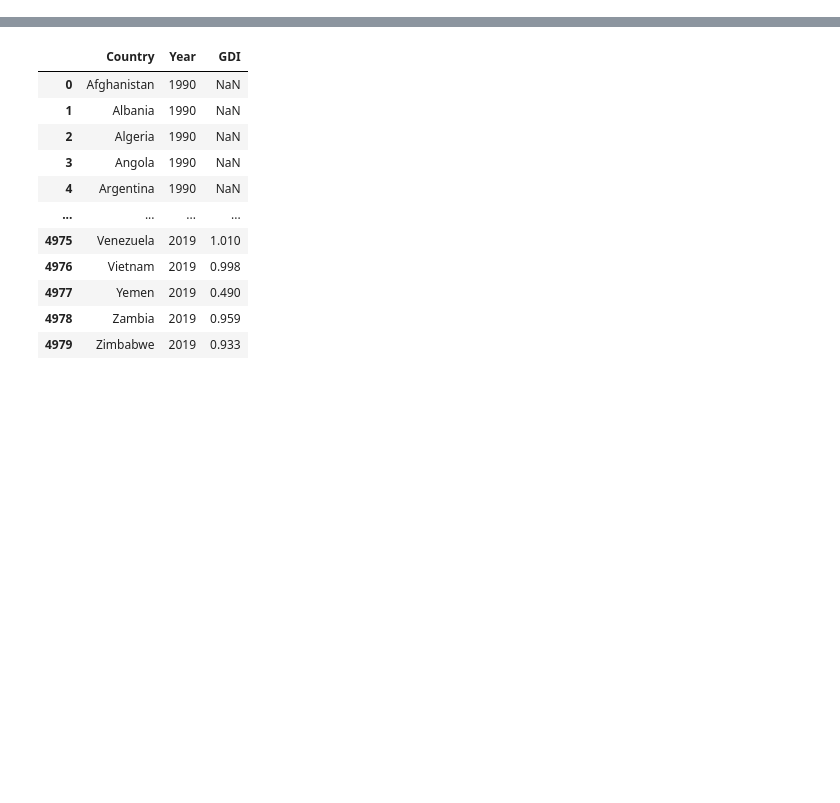
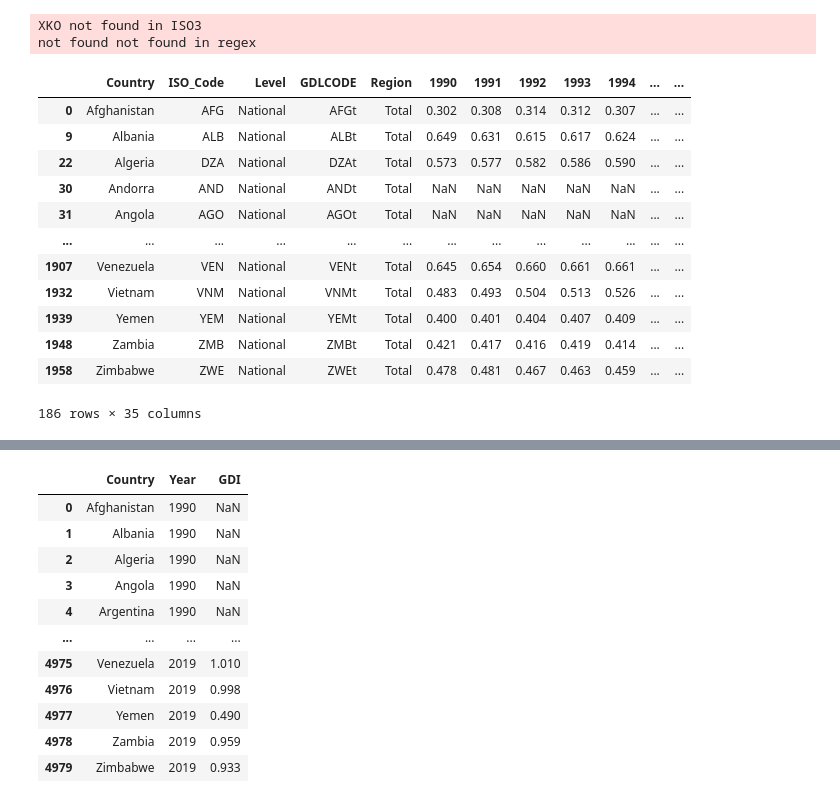
Before and after one commit to HowardKim/571-viz, a Jupyter notebook: data-eng.ipynb, the cells around one changed output, grey strips where cells are left out. Cells and saved outputs as stored; diff of their text form; code cells hidden in the pictures; blank space fills up the shorter version.

```diff
--- a/data-eng.ipynb
+++ b/data-eng.ipynb
@@ -20,3 +28,23 @@ hdi_data.head()
+# %%
+hdi_data['Country'] = coco.convert(names = hdi_data['ISO_Code'], to= 'name_short')
+hdi_data['Country'] = coco.convert(names = hdi_data['Country'], to= 'name_short')
+hdi_data
+# %% [output]
+XKO not found in ISO3
+not found not found in regex
+|  | Country | ISO_Code | Level | GDLCODE | Region | 1990 | 1991 | 1992 | 1993 | 1994 | ... | ... |
+| 0 | Afghanistan | AFG | National | AFGt | Total | 0.302 | 0.308 | 0.314 | 0.312 | 0.307 | ... | ... |
+| 9 | Albania | ALB | National | ALBt | Total | 0.649 | 0.631 | 0.615 | 0.617 | 0.624 | ... | ... |
+| 22 | Algeria | DZA | National | DZAt | Total | 0.573 | 0.577 | 0.582 | 0.586 | 0.590 | ... | ... |
+| 30 | Andorra | AND | National | ANDt | Total | NaN | NaN | NaN | NaN | NaN | ... | ... |
+| 31 | Angola | AGO | National | AGOt | Total | NaN | NaN | NaN | NaN | NaN | ... | ... |
+| ... | ... | ... | ... | ... | ... | ... | ... | ... | ... | ... | ... | ... |
+| 1907 | Venezuela | VEN | National | VENt | Total | 0.645 | 0.654 | 0.660 | 0.661 | 0.661 | ... | ... |
+| 1932 | Vietnam | VNM | National | VNMt | Total | 0.483 | 0.493 | 0.504 | 0.513 | 0.526 | ... | ... |
+| 1939 | Yemen | YEM | National | YEMt | Total | 0.400 | 0.401 | 0.404 | 0.407 | 0.409 | ... | ... |
+| 1948 | Zambia | ZMB | National | ZMBt | Total | 0.421 | 0.417 | 0.416 | 0.419 | 0.414 | ... | ... |
+| 1958 | Zimbabwe | ZWE | National | ZWEt | Total | 0.478 | 0.481 | 0.467 | 0.463 | 0.459 | ... | ... |
+186 rows × 35 columns
 # %%
 suicide_data = suicide_data.dropna(axis=1, how='all')
 # suicide_data = suicide_data[suicide_data.all(suicide_data['Location type'] == 'Country' and suicide_data['Period type'] == 'Year')]
```
Also changed, not shown: parts of 7 cells of this notebook, 3 other files.
